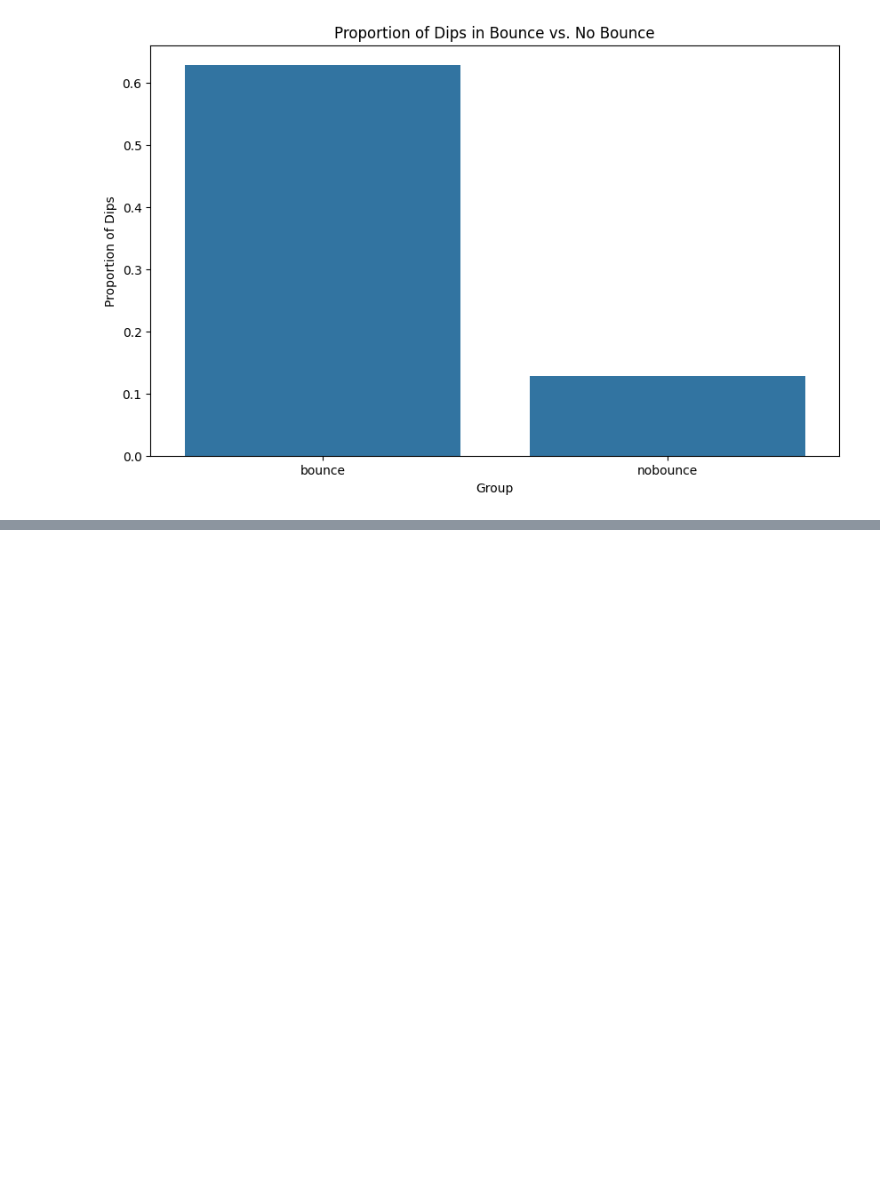
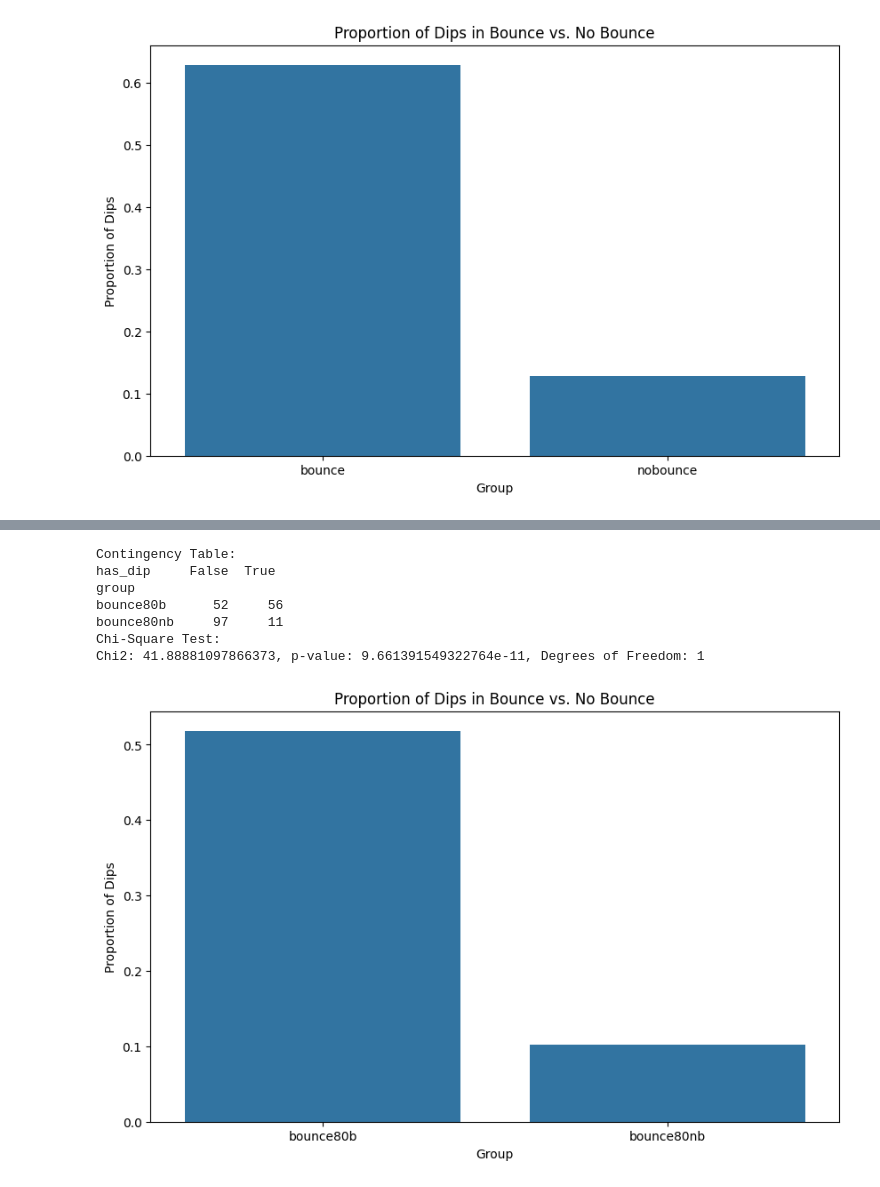
Before and after one commit to loieboi/BounceInsight, a Jupyter notebook: run.ipynb, the cells around one changed output, grey strips where cells are left out. Cells and saved outputs as stored; diff of their text form; code cells hidden in the pictures; blank space fills up the shorter version.

```diff
--- a/run.ipynb
+++ b/run.ipynb
@@ -251,0 +239,11 @@ condition 81.3670 5.0000 140.0000 0.0000
+# %%
+insight.run_statistics(analysis_type='chi2', comparison_type='b_nb_80')
+# %% [output]
+Contingency Table:
+has_dip     False  True
+group
+bounce80b      52     56
+bounce80nb     97     11
+Chi-Square Test:
+Chi2: 41.88881097866373, p-value: 9.661391549322764e-11, Degrees of Freedom: 1
+[figure, added]
```
Also changed, not shown: parts of 10 cells of this notebook.
